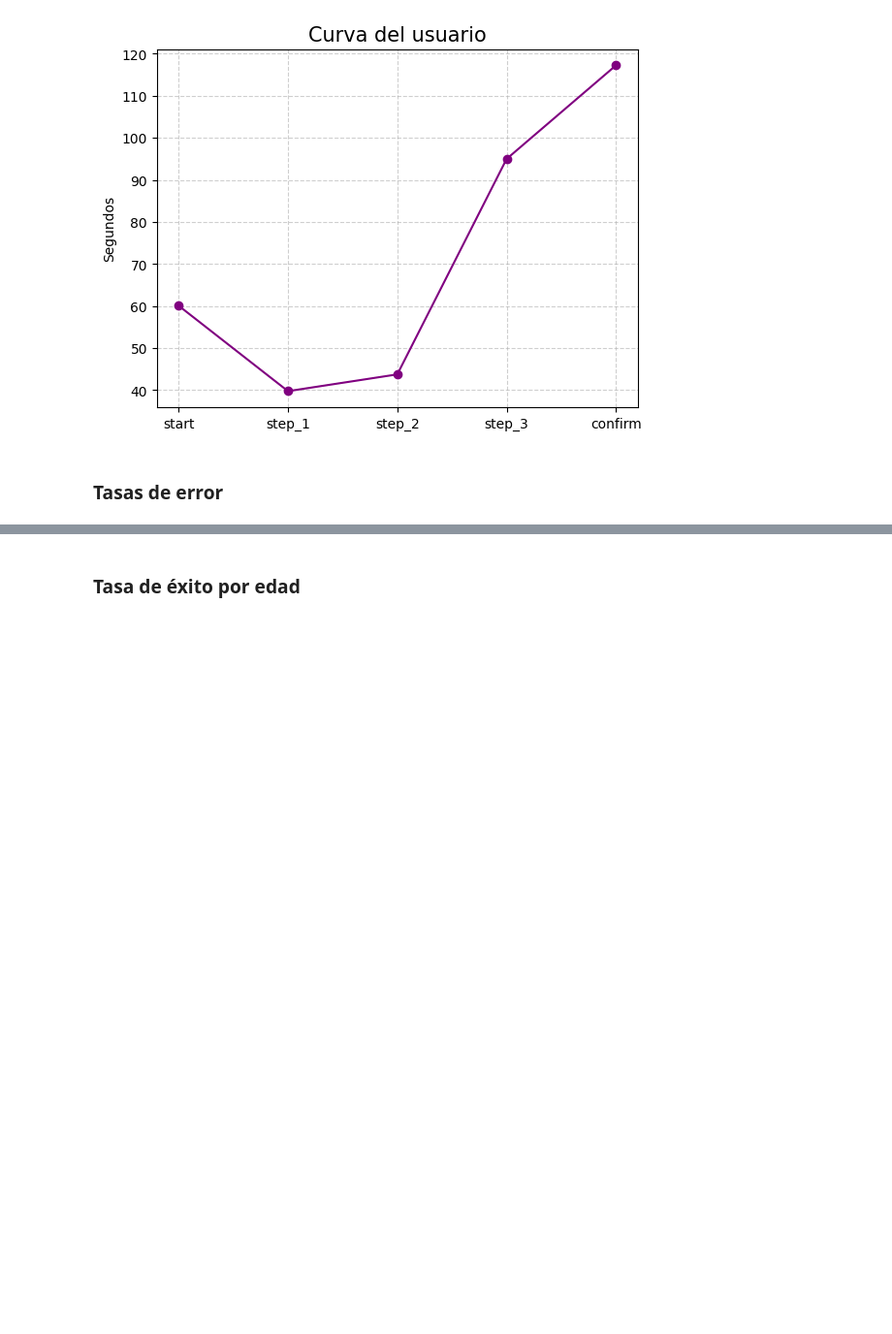
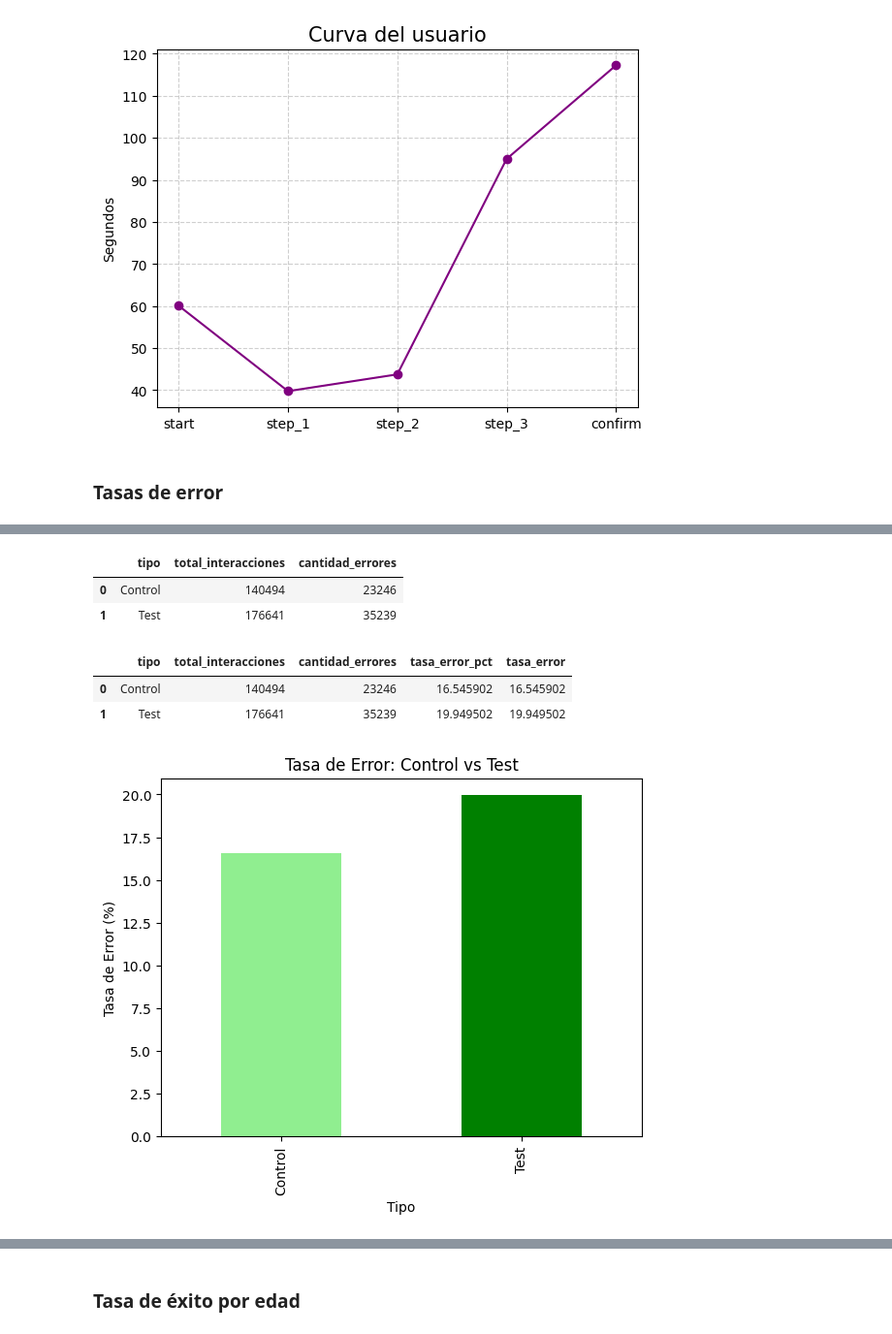
Before and after one commit to carmamenriosrodriguez/proyecto-5-, a Jupyter notebook: Proyecto.ipynb, the cells around one changed output, grey strips where cells are left out. Shown at 97% size. Drawn from its saved outputs; the diff is of its cells as text; code cells hidden in the pictures; blank space fills up the shorter version.

```diff
--- a/Proyecto.ipynb
+++ b/Proyecto.ipynb
@@ -934,0 +1149,6 @@ plt.show()
+# %%
+
+# Definimos el error: Si el paso actual es menor o igual al anterior
+# (Se usa <= si repetir el mismo paso también se considera error/atascamiento)
+
+df_error['es_error'] = (df_error['paso_num'] <= df_error['paso_anterior'])
@@ -934,0 +1164,33 @@ plt.show()
+# %%
+# Calcular la Tasa de Error por tipo :Test o control
+
+tasa_error = df_error.groupby('tipo').agg(
+    total_interacciones=('paso', 'count'),
+    cantidad_errores=('es_error', 'sum')
+).reset_index()
+# %%
+tasa_error
+# %% [output]
+|  | tipo | total_interacciones | cantidad_errores |
+| 0 | Control | 140494 | 23246 |
+| 1 | Test | 176641 | 35239 |
+# %%
+# Determinamos la tasa de error:
+tasa_error['tasa_error'] = (tasa_error['cantidad_errores'] / tasa_error['total_interacciones']) * 100
+# %%
+# La tabla de tasas de error queda así:
+tabla_error = tasa_error.set_index('tipo')
+# %%
+tasa_error
+# %% [output]
+|  | tipo | total_interacciones | cantidad_errores | tasa_error_pct | tasa_error |
+| 0 | Control | 140494 | 23246 | 16.545902 | 16.545902 |
+| 1 | Test | 176641 | 35239 | 19.949502 | 19.949502 |
+# %%
+tabla_error["tasa_error"].plot(kind='bar', color=['lightgreen', 'green'])
+plt.title('Tasa de Error: Control vs Test')
+plt.ylabel('Tasa de Error (%)')
+plt.xlabel('Tipo')
+plt.show()
+# %% [output]
+[figure, added]
```
Also changed, not shown: parts of 43 cells of this notebook, 1 other file.
